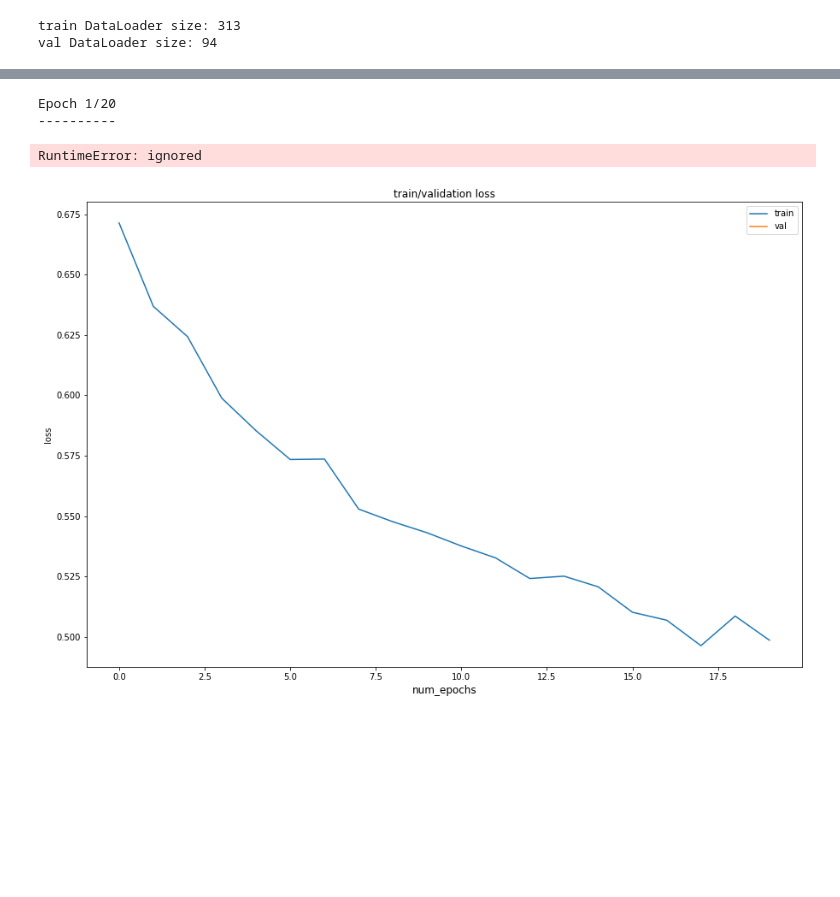
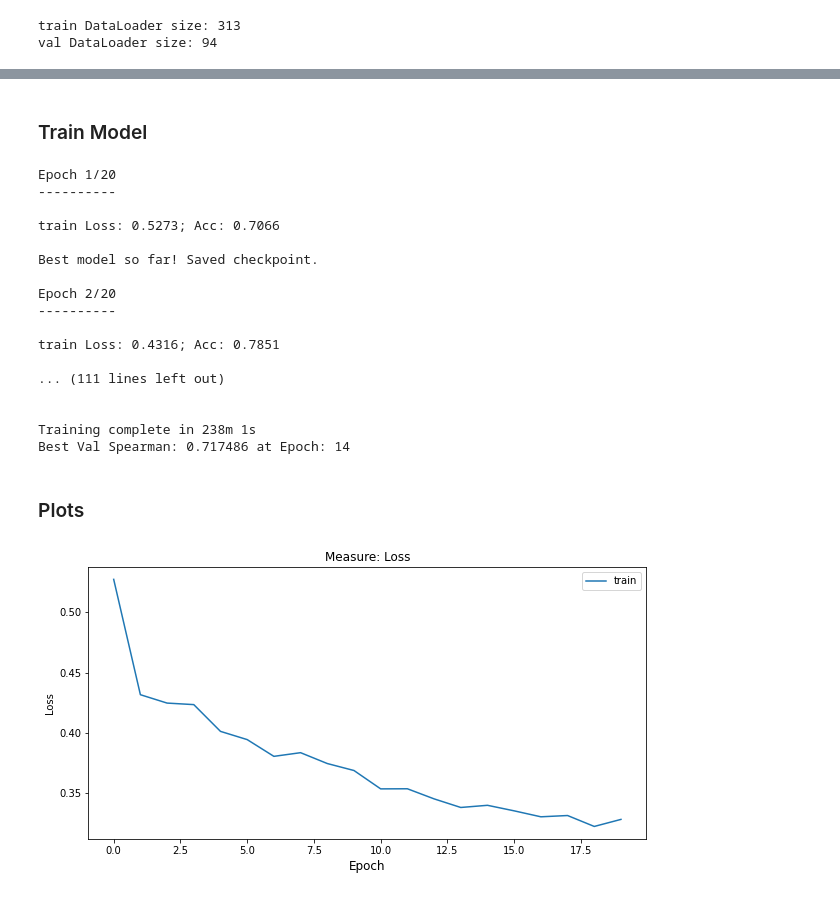
Before and after one commit to david-siqi-liu/sentence-ordering, a Jupyter notebook: dc2-notebook-sq2liu.ipynb, the cells around one changed output, grey strips where cells are left out. Saved outputs shown, nothing was run; the diff lists cells and outputs as text; code cells hidden in the pictures; blank space fills up the shorter version.

Commit message:
checkpoint - 0.71973

```diff
--- a/dc2-notebook-sq2liu.ipynb
+++ b/dc2-notebook-sq2liu.ipynb
@@ -293,3 +226,9 @@ dataset_sizes_pair = {
+# %%
+train_sampler_pair = RandomSampler(
+    data_source=train_dataset_pair,
+    num_samples=config.args['model_pair']['num_train_samples'],
+    replacement=True
+)
 # %%
 train_dataloader_pair = DataLoader(
     train_dataset_pair,
@@ -329,15 +282,16 @@ scheduler_pair = model.get_scheduler(
     config.args['model_pair']['warmup_steps'],
     len(train_dataloader_pair) * config.args['model_pair']['num_epochs']
 )
+# %% [markdown]
+### Train Model
 # %%
-model_pair, best_epoch_pair, losses_pair, accuracies_pair, corrs_pair = model.train_pair(
+model_pair, best_epoch_pair, losses_pair, accuracies_pair, spearmans_pair = model.train_pair(
     model=model_pair,
     model_fsent=model_fsent,
     tokenizer=tokenizer,
     device=device,
     val_set=val_set,
-    dataloaders=dataloaders_pair,
-    dataset_sizes=dataset_sizes_pair,
+    train_dataloader=train_dataloader_pair,
     optimizer=optimizer_pair,
     scheduler=scheduler_pair,
     num_epochs=config.args['model_pair']['num_epochs']
@@ -345,9 +299,25 @@ model_pair, best_epoch_pair, losses_pair, accuracies_pair, corrs_pair = model.tr
 # %% [output]
 Epoch 1/20
 ----------
+
+train Loss: 0.5273; Acc: 0.7066
+
+Best model so far! Saved checkpoint.
+
+Epoch 2/20
+----------
+
+train Loss: 0.4316; Acc: 0.7851
+
+... (111 lines left out)
+
+
+Training complete in 238m 1s
+Best Val Spearman: 0.717486 at Epoch: 14
-RuntimeError: ignored
+# %% [markdown]
+### Plots
 # %%
-utils.plot_statistics("loss", losses_pair)
+utils.plot_statistics("Loss", losses_pair)
 # %% [output]
-[figure, old version]
+[figure, new version]
 # %%
```
Also changed, not shown: parts of 44 cells of this notebook, 4 other files.
